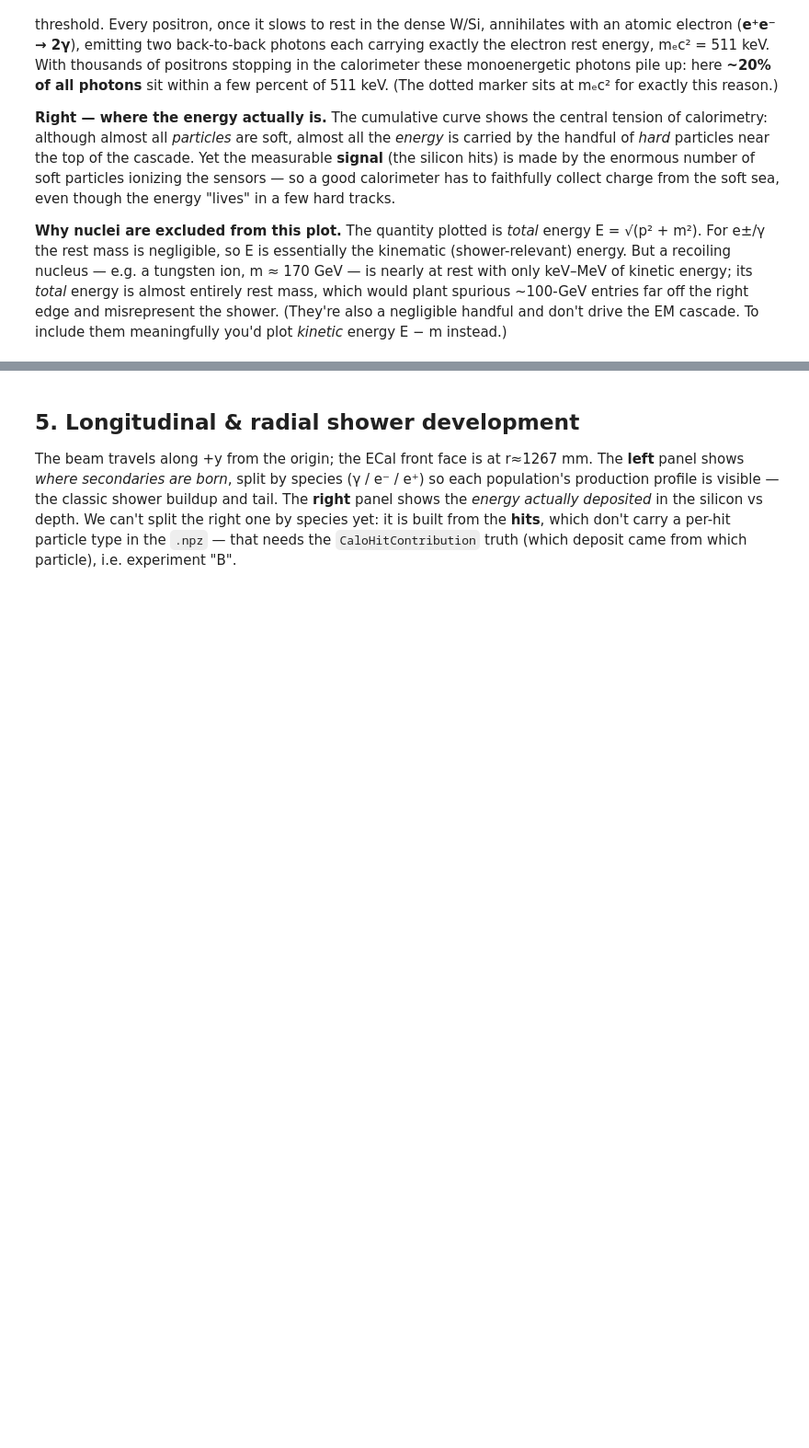
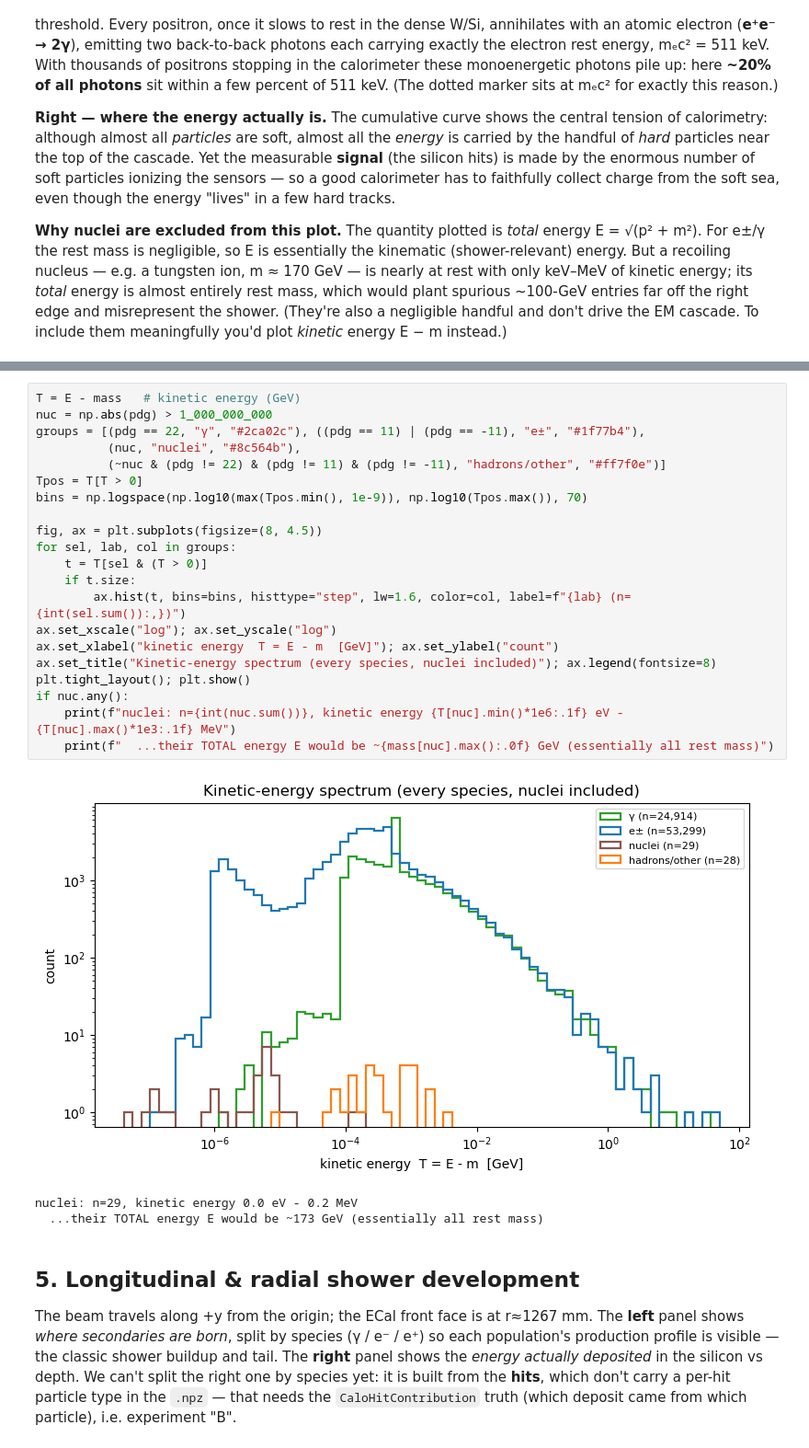
Before and after one commit to murtaza-safdari/CALOMAPS, a Jupyter notebook: notebooks/04_shower_4vectors.ipynb, the cells around one changed output, grey strips where cells are left out. Shown at 92% size. Saved outputs shown, nothing was run; the diff lists cells and outputs as text; blank space fills up the shorter version.

```diff
--- a/notebooks/04_shower_4vectors.ipynb
+++ b/notebooks/04_shower_4vectors.ipynb
@@ -273,3 +283,28 @@ median EM particle energy: 0.66 MeV
+# %%
+T = E - mass   # kinetic energy (GeV)
+nuc = np.abs(pdg) > 1_000_000_000
+groups = [(pdg == 22, "γ", "#2ca02c"), ((pdg == 11) | (pdg == -11), "e±", "#1f77b4"),
+          (nuc, "nuclei", "#8c564b"),
+          (~nuc & (pdg != 22) & (pdg != 11) & (pdg != -11), "hadrons/other", "#ff7f0e")]
+Tpos = T[T > 0]
+bins = np.logspace(np.log10(max(Tpos.min(), 1e-9)), np.log10(Tpos.max()), 70)
+
+fig, ax = plt.subplots(figsize=(8, 4.5))
+for sel, lab, col in groups:
+    t = T[sel & (T > 0)]
+    if t.size:
+        ax.hist(t, bins=bins, histtype="step", lw=1.6, color=col, label=f"{lab} (n={int(sel.sum()):,})")
+ax.set_xscale("log"); ax.set_yscale("log")
+ax.set_xlabel("kinetic energy  T = E - m  [GeV]"); ax.set_ylabel("count")
+ax.set_title("Kinetic-energy spectrum (every species, nuclei included)"); ax.legend(fontsize=8)
+plt.tight_layout(); plt.show()
+if nuc.any():
+    print(f"nuclei: n={int(nuc.sum())}, kinetic energy {T[nuc].min()*1e6:.1f} eV - {T[nuc].max()*1e3:.1f} MeV")
+    print(f"  ...their TOTAL energy E would be ~{mass[nuc].max():.0f} GeV (essentially all rest mass)")
+# %% [output]
+[figure, added]
+nuclei: n=29, kinetic energy 0.0 eV - 0.2 MeV
+  ...their TOTAL energy E would be ~173 GeV (essentially all rest mass)
 # %% [markdown]
 ## 5. Longitudinal & radial shower development
 
```
Also changed, not shown: parts of 12 cells of this notebook, 1 other file.
